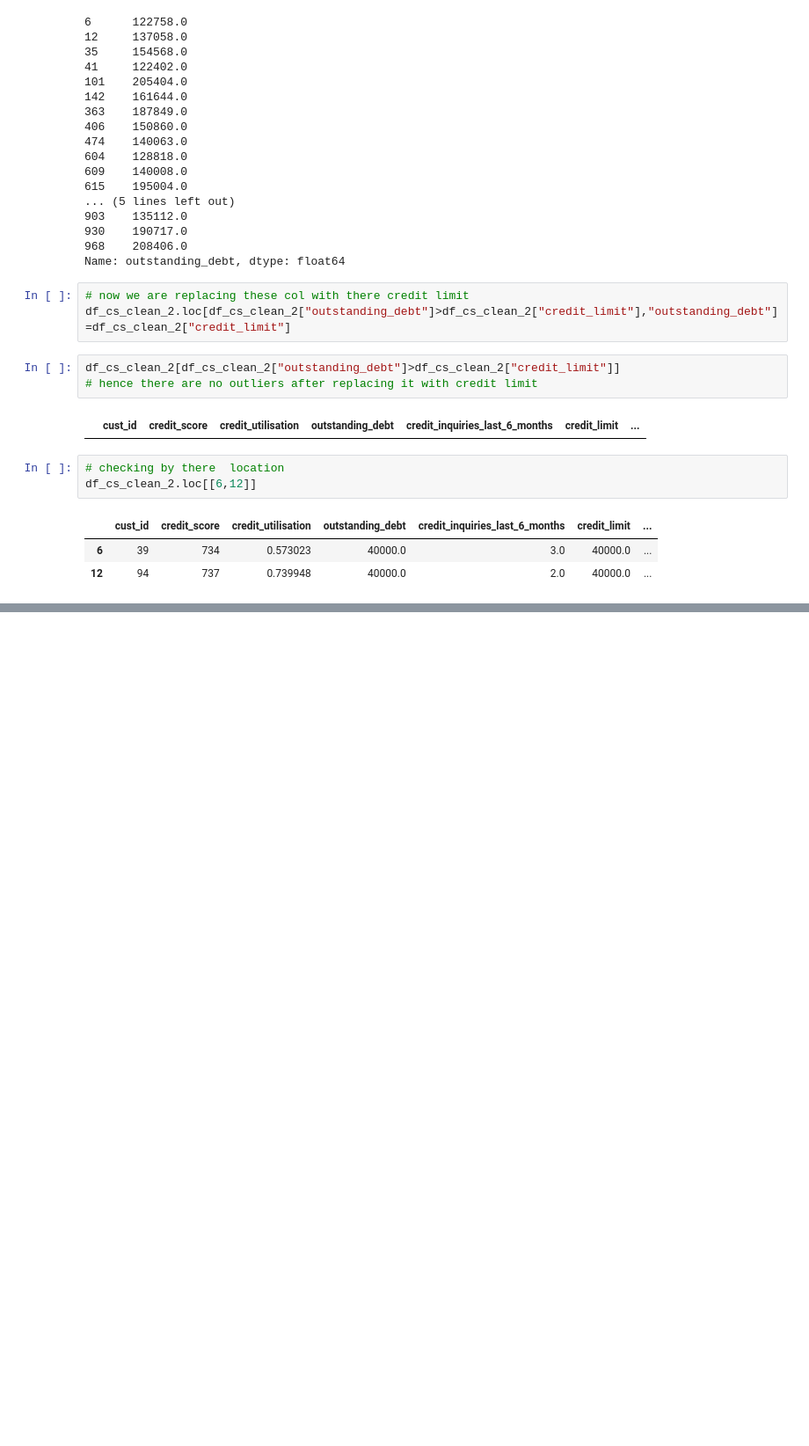
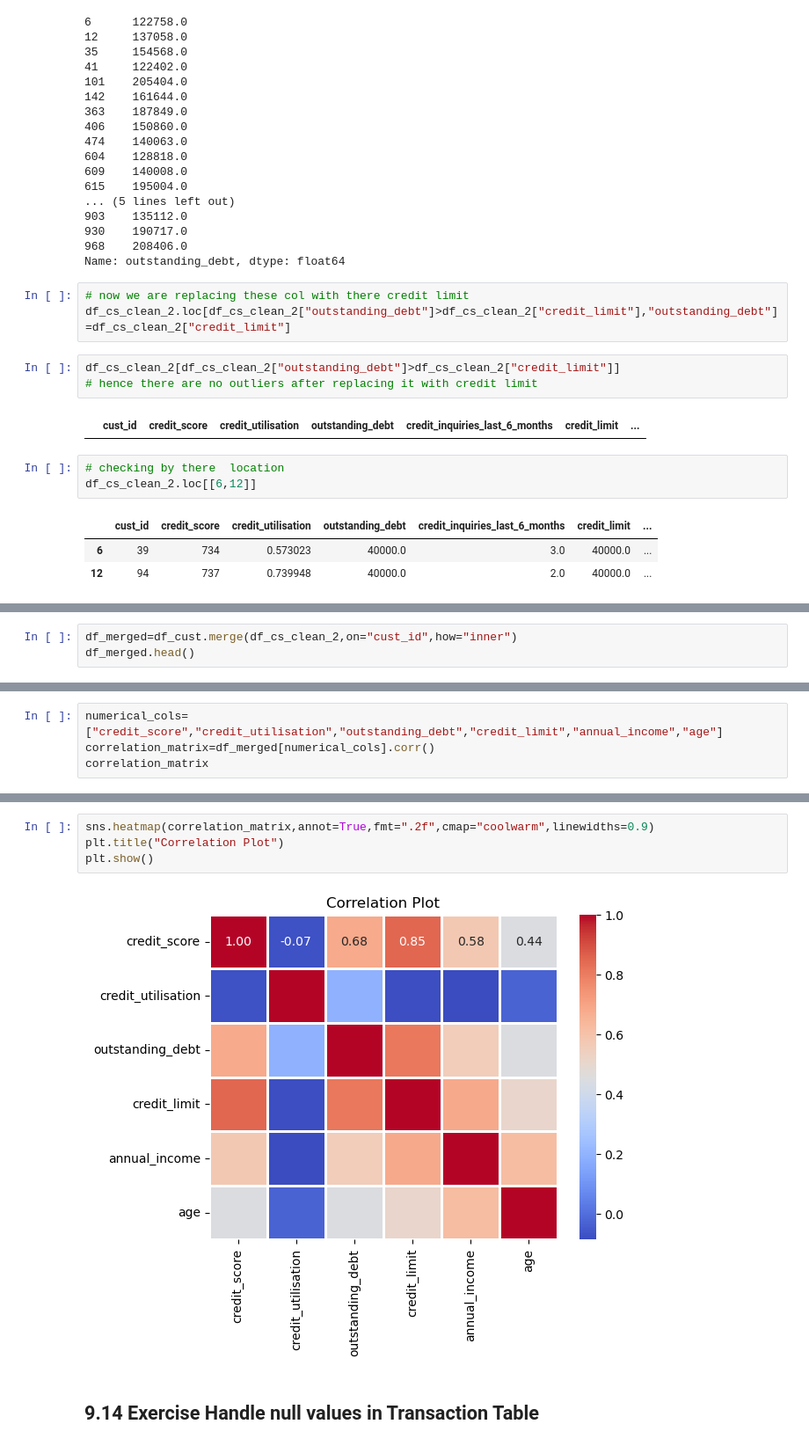
Before and after one commit to Vishal-Nishad/CodeBasics, a Jupyter notebook: 3. Math and Statistics/9. Phase 1-Find Target Market/Untitled.ipynb, the cells around one changed output, grey strips where cells are left out. Shown at 88% size. Saved outputs shown, nothing was run; the diff lists cells and outputs as text; blank space fills up the shorter version.

```diff
--- a/3. Math and Statistics/9. Phase 1-Find Target Market/Untitled.ipynb
+++ b/3. Math and Statistics/9. Phase 1-Find Target Market/Untitled.ipynb
@@ -722,0 +741,3 @@ df_cs_clean_2.loc[[6,12]]
+# %%
+df_merged=df_cust.merge(df_cs_clean_2,on="cust_id",how="inner")
+df_merged.head()
@@ -722,0 +763,4 @@ df_cs_clean_2.loc[[6,12]]
+# %%
+numerical_cols=["credit_score","credit_utilisation","outstanding_debt","credit_limit","annual_income","age"]
+correlation_matrix=df_merged[numerical_cols].corr()
+correlation_matrix
@@ -722,0 +775,8 @@ df_cs_clean_2.loc[[6,12]]
+# %%
+sns.heatmap(correlation_matrix,annot=True,fmt=".2f",cmap="coolwarm",linewidths=0.9)
+plt.title("Correlation Plot")
+plt.show()
+# %% [output]
+[figure, added]
+# %% [markdown]
+## 9.14 Exercise Handle null values in Transaction Table
```
Also changed, not shown: parts of 19 cells of this notebook.
